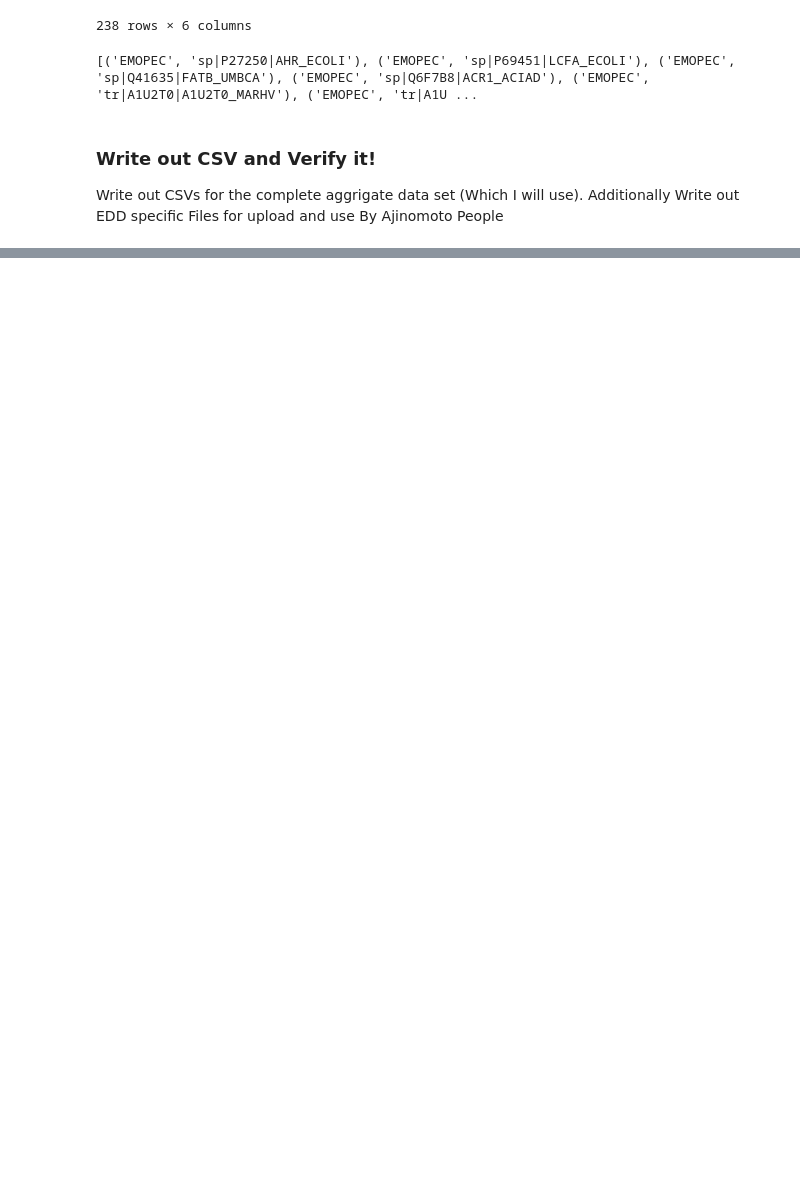
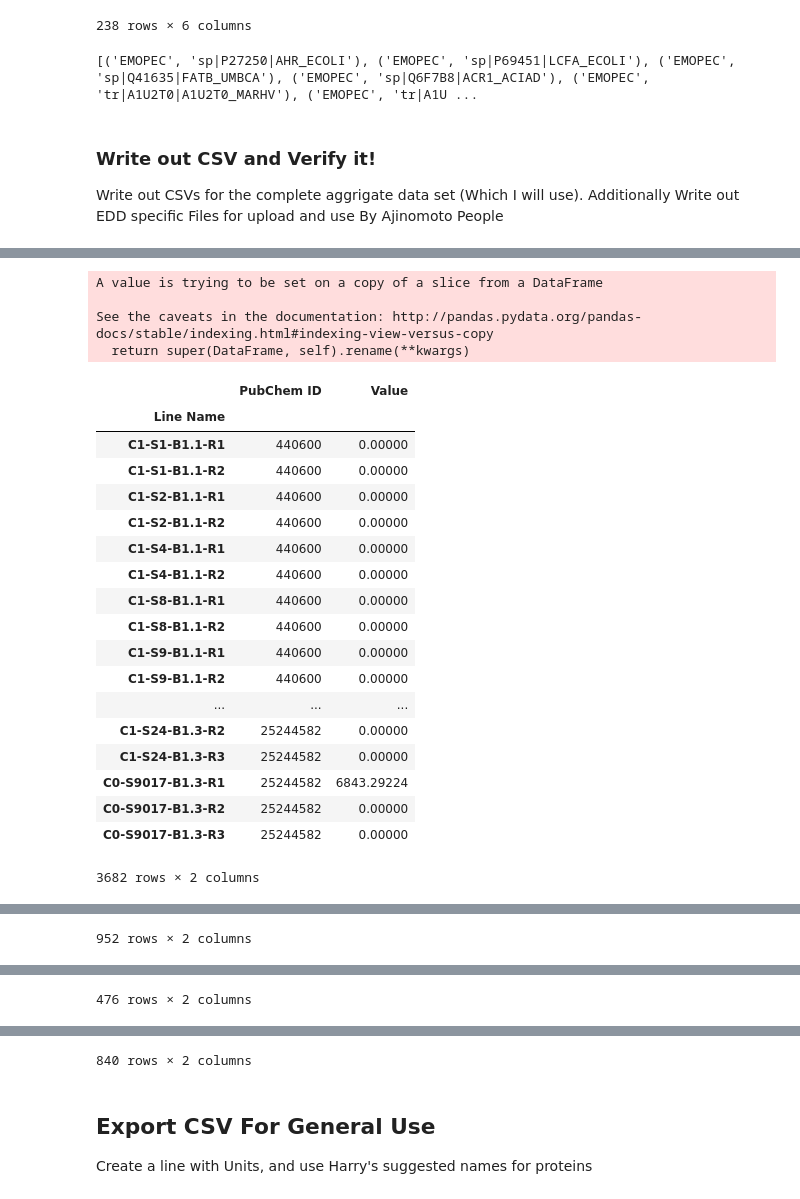
Before and after one commit to harel-coffee/Ajinomoto-auto, a Jupyter notebook: notebooks/EDDDataConvert.ipynb, the cells around one changed output, grey strips where cells are left out. Cells and saved outputs as stored; diff of their text form; code cells hidden in the pictures; blank space fills up the shorter version.

```diff
--- a/notebooks/EDDDataConvert.ipynb
+++ b/notebooks/EDDDataConvert.ipynb
@@ -556,6 +595,14 @@ print(list(df.columns))
 #Drop HPLC Measurements we don't trust!
 bad_HPLC_measurements = [('HPLC', 'D-Lactate'), ('HPLC', 'Formate'), ('HPLC', 'Pyruvate'), ('HPLC', 'Succinate')]
 df = df.loc[:,~df.columns.isin(bad_HPLC_measurements)]
+# %%
+#Add Metadata for Copy Number
+
+ColE1 = df[('Metadata','Strain')].isin([10,11,21,22,23,24])
+CYCLE2 = df[('Metadata','Cycle')] == 2
+df[('Metadata','Copy Number')] = 15
+df.loc[CYCLE2 & ColE1,('Metadata','Copy Number')] = 30
+#display(df.loc[CYCLE2,('Metadata','Copy Number')])
 # %% [markdown]
 ### Write out CSV and Verify it!
 Write out CSVs for the complete aggrigate data set (Which I will use).  Additionally Write out EDD specific Files for upload and use By Ajinomoto People
@@ -637,0 +669,60 @@ dense_df = df.loc[:,df.columns.get_level_values(0).isin(['TIR','Targeted Proteom
+# %%
+#Create Proteomics Dataframe
+proteomics_df = df.loc[:,df.columns.get_level_values(0)=='Targeted Proteomics']
+proteomics_df = pd.melt(proteomics_df.reset_index(), id_vars=['Line Name'])
+proteomics_df = proteomics_df.drop('Protocol Name',axis=1)
+proteomics_df = proteomics_df.set_index('Line Name')
+proteomics_df.columns = ['Protein Name','Total Area']
+
+#Write Out Data Frame
+proteomics_df.to_csv('edd_import/proteomics_data.csv')
+writer = pd.ExcelWriter('edd_import/proteomics_data.xlsx')
+proteomics_df.to_excel(writer,'Sheet1')
+writer.save()
+# %%
+#Create General Import (Pubchem ID Import)
+pubchem_df = pd.read_csv('data/pubchem_names_filled.csv')[['Curent Name','PubChem ID']]
+pubchem_name_change = dict(pubchem_df.values)
+
+data_types = ['LC-MS','GC-MS','HPLC','NIMS']
+for data_type in data_types:
+    temp_df = df.loc[:,df.columns.get_level_values(0)==data_type]
+
+    #Convert Names to Pubchem IDs
+    temp_df.rename(columns = pubchem_name_change, inplace = True, level=1)
+
+    #Format DataFrame for EDD
+    temp_df = pd.melt(temp_df.reset_index(), id_vars= ['Line Name'])
+    temp_df = temp_df.drop('Protocol Name',axis=1).set_index('Line Name').dropna()
+    temp_df.columns = ['PubChem ID','Value']
+
+    #Write out excel file
+    writer = pd.ExcelWriter('edd_import/{}_data.xlsx'.format(data_type.replace('-','')))
+    temp_df.to_excel(writer,'Sheet1')
+    writer.save()
+
+    display(temp_df)
+# %% [output]
+A value is trying to be set on a copy of a slice from a DataFrame
+
+See the caveats in the documentation: http://pandas.pydata.org/pandas-docs/stable/indexing.html#indexing-view-versus-copy
+  return super(DataFrame, self).rename(**kwargs)
+|  | PubChem ID | Value |
+| Line Name |  |  |
+| C1-S1-B1.1-R1 | 440600 | 0.00000 |
+| C1-S1-B1.1-R2 | 440600 | 0.00000 |
+| C1-S2-B1.1-R1 | 440600 | 0.00000 |
+| C1-S2-B1.1-R2 | 440600 | 0.00000 |
+| C1-S4-B1.1-R1 | 440600 | 0.00000 |
+| C1-S4-B1.1-R2 | 440600 | 0.00000 |
+| C1-S8-B1.1-R1 | 440600 | 0.00000 |
+| C1-S8-B1.1-R2 | 440600 | 0.00000 |
+| C1-S9-B1.1-R1 | 440600 | 0.00000 |
+| C1-S9-B1.1-R2 | 440600 | 0.00000 |
+| ... | ... | ... |
+| C1-S24-B1.3-R2 | 25244582 | 0.00000 |
+| C1-S24-B1.3-R3 | 25244582 | 0.00000 |
+| C0-S9017-B1.3-R1 | 25244582 | 6843.29224 |
+| C0-S9017-B1.3-R2 | 25244582 | 0.00000 |
+| C0-S9017-B1.3-R3 | 25244582 | 0.00000 |
+3682 rows × 2 columns
@@ -637,0 +747 @@ dense_df = df.loc[:,df.columns.get_level_values(0).isin(['TIR','Targeted Proteom
+952 rows × 2 columns
@@ -637,0 +766 @@ dense_df = df.loc[:,df.columns.get_level_values(0).isin(['TIR','Targeted Proteom
+476 rows × 2 columns
@@ -637,0 +785,4 @@ dense_df = df.loc[:,df.columns.get_level_values(0).isin(['TIR','Targeted Proteom
+840 rows × 2 columns
+# %% [markdown]
+## Export CSV For General Use
+Create a line with Units, and use Harry's suggested names for proteins
```
Also changed, not shown: parts of 8 cells of this notebook, 28 other files.
